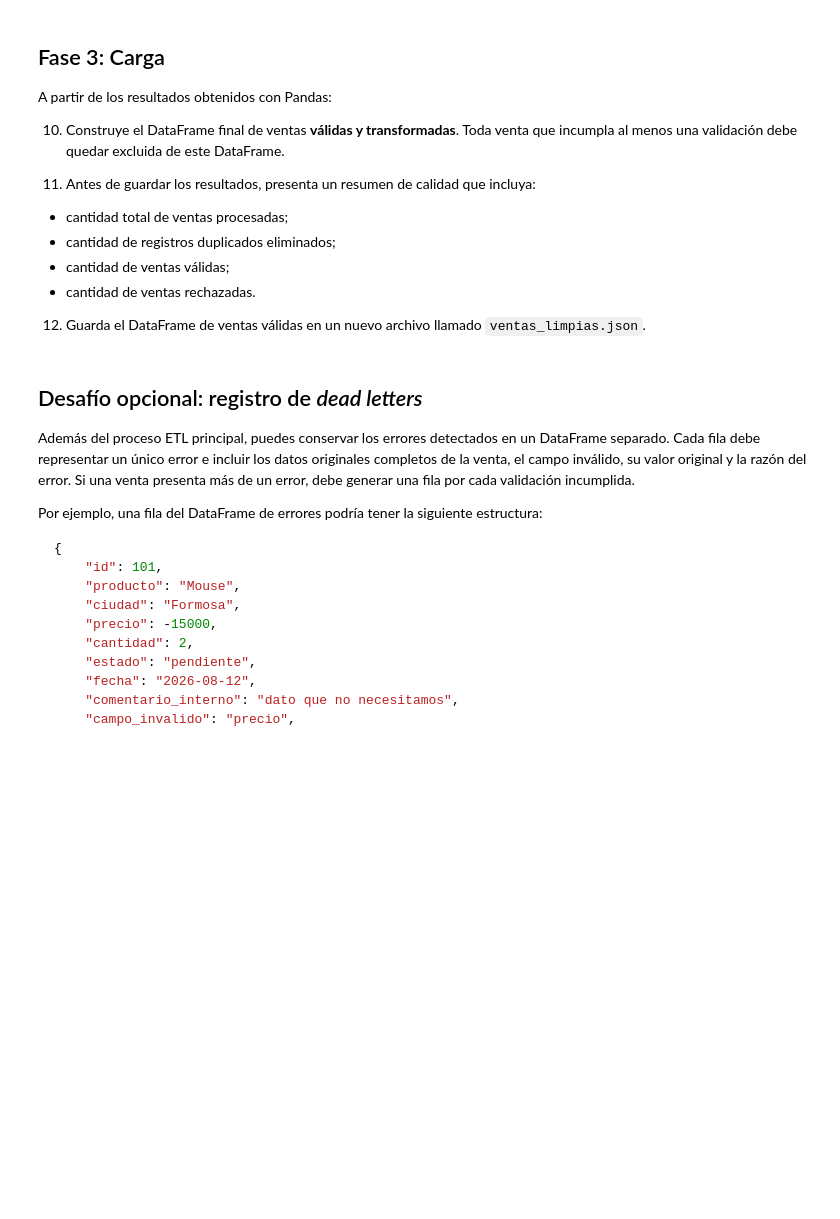
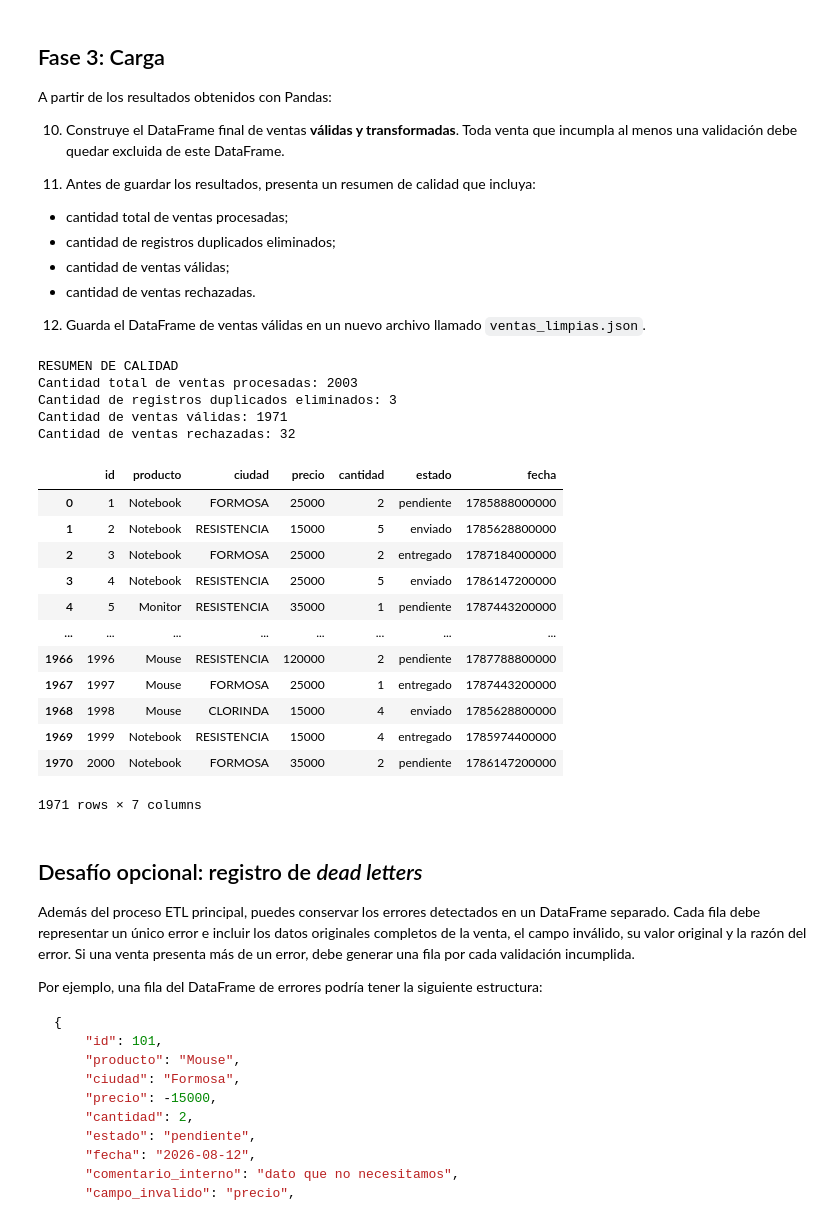
Before and after one commit to diegoriveros17/big_data, a Jupyter notebook: 10-09-2026/Trabajo Practico - ETL - Pandas.ipynb, the cells around one changed output. Saved outputs shown, nothing was run; the diff lists cells and outputs as text; code cells hidden in the pictures; blank space fills up the shorter version.

```diff
--- a/10-09-2026/Trabajo Practico - ETL - Pandas.ipynb
+++ b/10-09-2026/Trabajo Practico - ETL - Pandas.ipynb
@@ -177,6 +254,42 @@ A partir de los resultados obtenidos con Pandas:
 - cantidad de ventas rechazadas.
 
 12. Guarda el DataFrame de ventas válidas en un nuevo archivo llamado `ventas_limpias.json`.
+# %%
+total_procesados = len(df_ventas)
+cant_validas = len(df_ventas_copy)
+cant_rechazadas = total_procesados - cant_validas
+print("RESUMEN DE CALIDAD")
+print(f"Cantidad total de ventas procesadas: {total_procesados}")
+print(f"Cantidad de registros duplicados eliminados: {cant_duplicados}")
+print(f"Cantidad de ventas válidas: {cant_validas}")
+print(f"Cantidad de ventas rechazadas: {cant_rechazadas}")
+
+df_ventas_copy.to_json("ventas_limpias.json", orient="records", indent=4)
+# %% [output]
+RESUMEN DE CALIDAD
+Cantidad total de ventas procesadas: 2003
+Cantidad de registros duplicados eliminados: 3
+Cantidad de ventas válidas: 1971
+Cantidad de ventas rechazadas: 32
+# %%
+
+nuevo_df = pd.read_json("ventas_limpias.json")
+
+nuevo_df
+# %% [output]
+|  | id | producto | ciudad | precio | cantidad | estado | fecha |
+| 0 | 1 | Notebook | FORMOSA | 25000 | 2 | pendiente | 1785888000000 |
+| 1 | 2 | Notebook | RESISTENCIA | 15000 | 5 | enviado | 1785628800000 |
+| 2 | 3 | Notebook | FORMOSA | 25000 | 2 | entregado | 1787184000000 |
+| 3 | 4 | Notebook | RESISTENCIA | 25000 | 5 | enviado | 1786147200000 |
+| 4 | 5 | Monitor | RESISTENCIA | 35000 | 1 | pendiente | 1787443200000 |
+| ... | ... | ... | ... | ... | ... | ... | ... |
+| 1966 | 1996 | Mouse | RESISTENCIA | 120000 | 2 | pendiente | 1787788800000 |
+| 1967 | 1997 | Mouse | FORMOSA | 25000 | 1 | entregado | 1787443200000 |
+| 1968 | 1998 | Mouse | CLORINDA | 15000 | 4 | enviado | 1785628800000 |
+| 1969 | 1999 | Notebook | RESISTENCIA | 15000 | 4 | entregado | 1785974400000 |
+| 1970 | 2000 | Notebook | FORMOSA | 35000 | 2 | pendiente | 1786147200000 |
+1971 rows × 7 columns
 # %% [markdown]
 ## Desafío opcional: registro de *dead letters*
 
```
Also changed, not shown: parts of 9 cells of this notebook, 8 other files.
